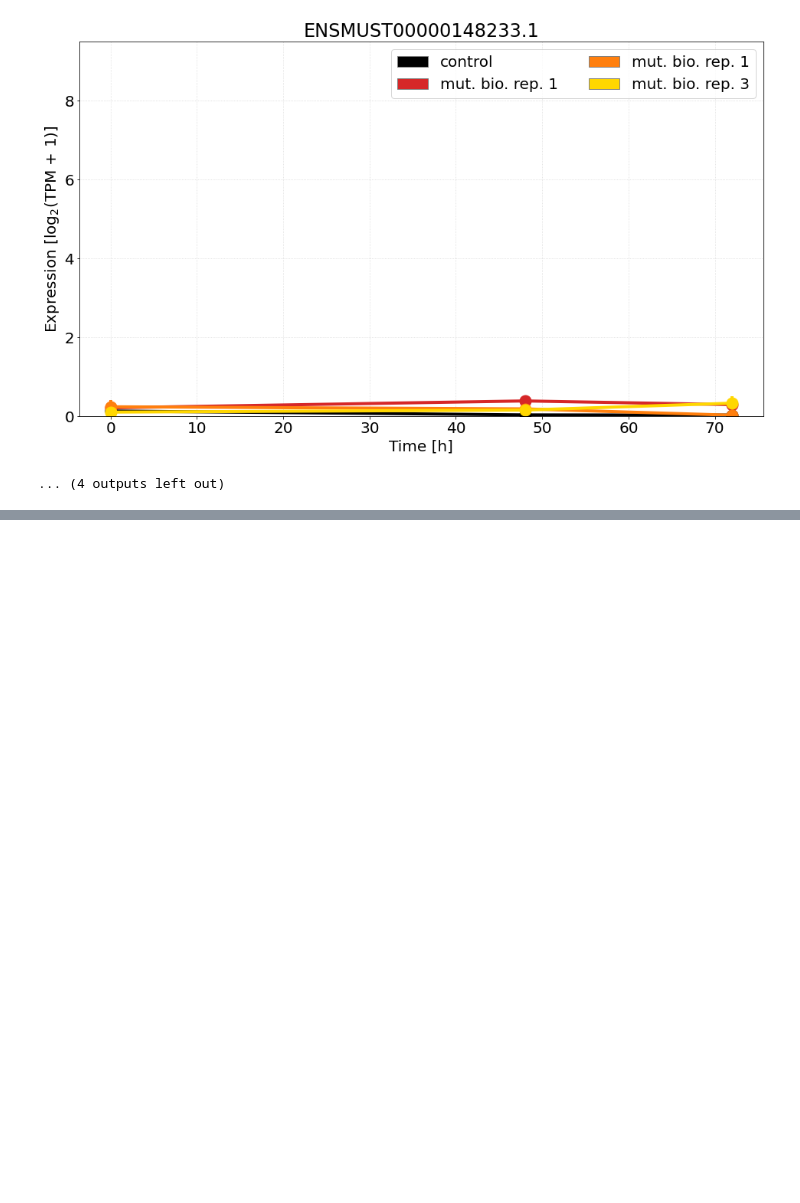
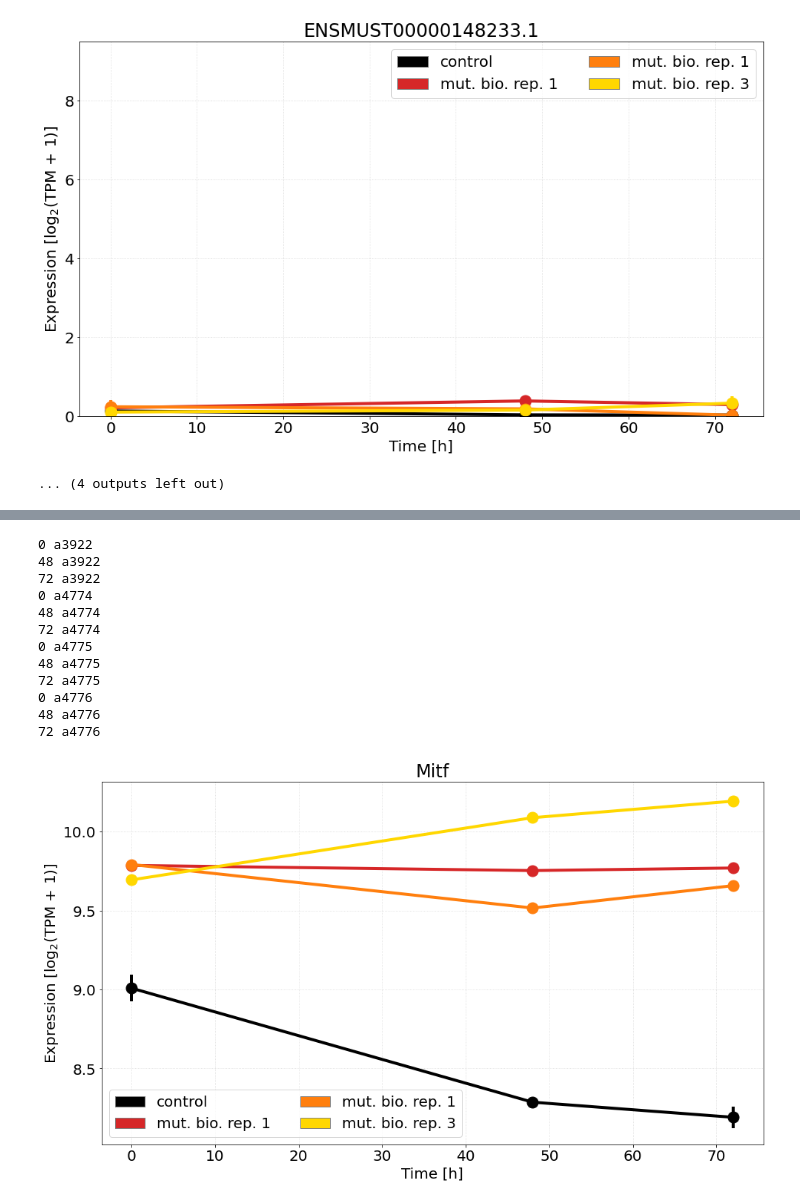
Before and after one commit to adelomana/reynisfjara, a Jupyter notebook: MITF_isoforms_expression/MITF isoforms expression visualizer.ipynb, the cells around one changed output, grey strips where cells are left out. Cells and saved outputs as stored; diff of their text form; code cells hidden in the pictures; blank space fills up the shorter version.

Commit message:
update on gene-level analysis

```diff
--- a/MITF_isoforms_expression/MITF isoforms expression visualizer.ipynb
+++ b/MITF_isoforms_expression/MITF isoforms expression visualizer.ipynb
@@ -18,8 +19,8 @@ time_points = [0, 48, 72]
 # %% [markdown]
 ## 1.1. read expression
 # %%
-expression = pandas.read_csv(expression_file, sep=',', index_col=0)
-expression.head()
+transcript_expression = pandas.read_csv(transcript_expression_file, sep=',', index_col=0)
+transcript_expression.head()
 # %% [output]
 |  | a3922_0h_1 | a3922_0h_2 | a3922_0h_3 | a3922_48h_1 | a3922_48h_2 | a3922_48h_3 | a3922_72h_1 | a3922_72h_2 | ... |
 | ENSMUST00000000001.4 | 70.858869 | 67.179056 | 66.517375 | 81.861848 | 77.489075 | 70.854094 | 67.129660 | 72.872443 | ... |
@@ -55,7 +56,7 @@ print(len(mitf_isoforms))
 ## 2.1. retrieve MITF isoforms expression data only
 # %%
 mitf_isoforms_ensembls = []
-for ensembl in expression.index:
+for ensembl in transcript_expression.index:
     root = ensembl.split('.')[0]
     if root in mitf_isoforms:
         mitf_isoforms_ensembls.append(ensembl)
@@ -63,7 +64,7 @@ print(mitf_isoforms_ensembls, len(mitf_isoforms_ensembls))
 # %% [output]
 ['ENSMUST00000043628.12', 'ENSMUST00000043637.13', 'ENSMUST00000101123.9', 'ENSMUST00000113339.7', 'ENSMUST00000139462.1', 'ENSMUST00000148233.1', 'ENSMUST00000203884.2', 'ENSMUST00000203938.1'] 8
 # %%
-expression_wdf = expression.loc[mitf_isoforms_ensembls, :]
+expression_wdf = transcript_expression.loc[mitf_isoforms_ensembls, :]
 expression_wdf.head()
 # %% [output]
 |  | a3922_0h_1 | a3922_0h_2 | a3922_0h_3 | a3922_48h_1 | a3922_48h_2 | a3922_48h_3 | a3922_72h_1 | a3922_72h_2 | ... |
@@ -200,0 +204,3 @@ for isoform in expression_wdf.index:
+# %%
+gene_expression = pandas.read_csv(gene_expression_file, sep=',', index_col=0)
+gene_expression.head()
@@ -200,0 +215,54 @@ for isoform in expression_wdf.index:
+# %%
+ensembl = 'ENSMUSG00000035158'
+for mouse in mice:
+    trajectory_mean = []; trajectory_std = []
+    for time_point in time_points:
+        print(time_point, mouse)
+        labels = ['{}_{}h_{}'.format(mouse, time_point, i+1) for i in range(3)]
+        log2tpms = []
+        for label in labels:
+            try:
+                tpm = gene_expression.loc[ensembl, label]
+                log2tpm = numpy.log2(tpm + 1)
+                log2tpms.append(log2tpm)
+            except:
+                pass
+
+        plotting_mean = numpy.mean(log2tpms)
+        plotting_std = numpy.std(log2tpms)
+
+        trajectory_mean.append(plotting_mean)
+        trajectory_std.append(plotting_std)
+
+    # plot trajectory
+    matplotlib.pyplot.errorbar(time_points, trajectory_mean, yerr=trajectory_std, fmt='-o', lw=4, ms=15, color=the_colors[mice.index(mouse)])
+
+# legend
+legend_elements = [
+matplotlib.patches.Patch(facecolor='black', edgecolor='gray'),
+matplotlib.patches.Patch(facecolor='tab:red', edgecolor='gray'),
+matplotlib.patches.Patch(facecolor='tab:orange', edgecolor='gray'),
+matplotlib.patches.Patch(facecolor='gold', edgecolor='gray')
+    ]
+matplotlib.pyplot.legend(legend_elements, ['control', 'mut. bio. rep. 1', 'mut. bio. rep. 1', 'mut. bio. rep. 3'], ncol=2)
+
+# close figure
+matplotlib.pyplot.title('Mitf')
+matplotlib.pyplot.xlabel('Time [h]')
+matplotlib.pyplot.ylabel('Expression [log$_2$(TPM + 1)]')
+matplotlib.pyplot.grid(alpha=0.5, ls=':')
+matplotlib.pyplot.show()
+# %% [output]
+0 a3922
+48 a3922
+72 a3922
+0 a4774
+48 a4774
+72 a4774
+0 a4775
+48 a4775
+72 a4775
+0 a4776
+48 a4776
+72 a4776
+[figure, added]
```
Also changed, not shown: parts of 4 cells of this notebook.
